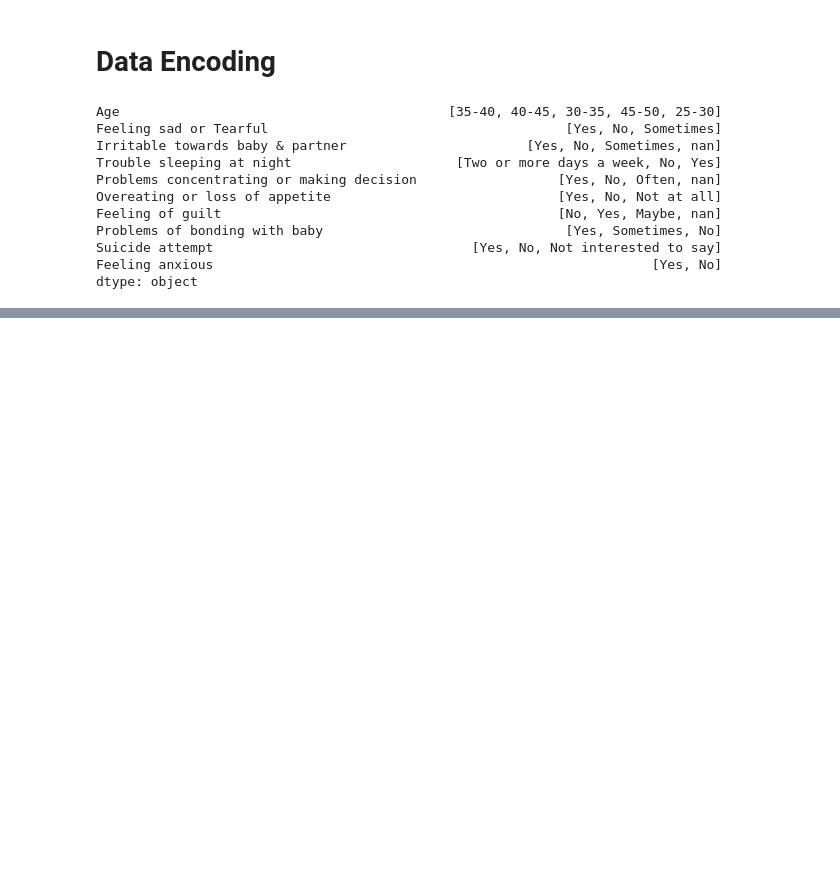
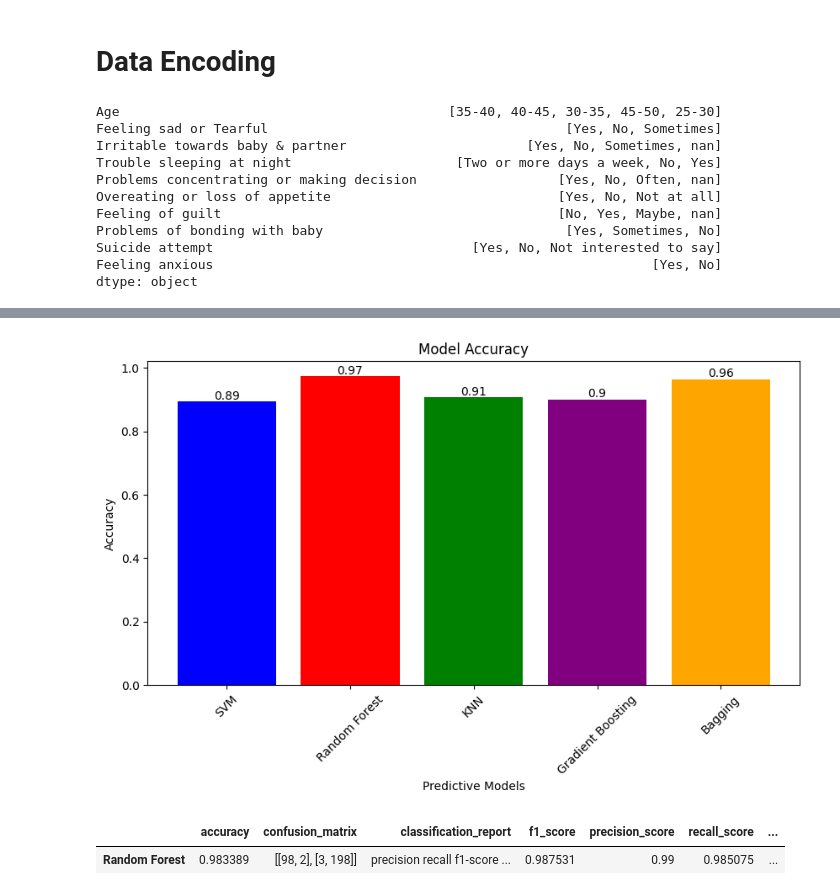
Before and after one commit to sherrywilly/CE880_Case_Study, a Jupyter notebook: case_study.ipynb, the cells around one changed output, grey strips where cells are left out. Cells and saved outputs as stored; diff of their text form; code cells hidden in the pictures; blank space fills up the shorter version.

```diff
--- a/case_study.ipynb
+++ b/case_study.ipynb
@@ -321,0 +373,32 @@ corr.style.background_gradient(cmap='coolwarm')
+# %%
+models = {
+    "SVM": SVC(),
+    "Random Forest": RandomForestClassifier(
+       class_weight='balanced'
+    ),
+    "KNN": KNeighborsClassifier(),
+    "Gradient Boosting": GradientBoostingClassifier(),
+    "Bagging": BaggingClassifier()
+}
+model_data = {}
+for name, model in models.items():
+    model.fit(X_train, y_train)
+    y_pred = model.predict(X_val)
+    accuracy_score_val = accuracy_score(y_val, y_pred)
+    confusion_matrix_val = confusion_matrix(y_val, y_pred, labels=[0, 1])
+    classification_report_val = classification_report(y_val, y_pred)
+    f1_score_val = f1_score(y_val, y_pred)
+    precision_score_val = precision_score(y_val, y_pred)
+    recall_score_val = recall_score(y_val, y_pred)
+    model_data[name] = {
+        "accuracy": accuracy_score_val,
+        "confusion_matrix": confusion_matrix_val,
+        "classification_report": classification_report_val,
+        "f1_score": f1_score_val,
+        "precision_score": precision_score_val,
+        "recall_score": recall_score_val,
+        "roc_auc_score": roc_auc_score(y_val, y_pred),
+        "log_loss": log_loss(y_val, y_pred)
+    }
+model_data_df = pd.DataFrame(model_data).T
+model_data_df.head(10)
@@ -321,0 +475,22 @@ corr.style.background_gradient(cmap='coolwarm')
+# %%
+plt.figure(figsize=(10,5))
+colors = ['blue', 'red', 'green', 'purple', 'orange']
+model_names = model_data_test_df.index
+accuracy_scores = model_data_test_df['accuracy']
+plt.bar(model_names, accuracy_scores, color=colors)
+for index, value in enumerate(accuracy_scores):
+    plt.text(index, value, str(round(value, 2)), ha='center', va='bottom')
+plt.xticks(rotation=45)
+plt.title("Model Accuracy")
+plt.ylabel("Accuracy")
+plt.xlabel("Predictive Models")
+plt.show()
+# %% [output]
+[figure, added]
+# %%
+best_model = model_data_df[model_data_df["accuracy"] == model_data_df["accuracy"].max()]
+best_model.head()
+# best model is Random Forest with 0.97 % accuracy on testing data
+# %% [output]
+|  | accuracy | confusion_matrix | classification_report | f1_score | precision_score | recall_score | ... |
+| Random Forest | 0.983389 | [[98, 2], [3, 198]] | precision recall f1-score ... | 0.987531 | 0.99 | 0.985075 | ... |
```
Also changed, not shown: parts of 13 cells of this notebook.
